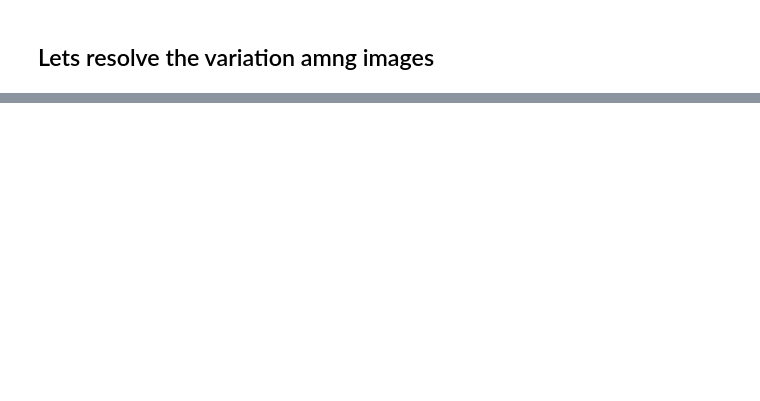
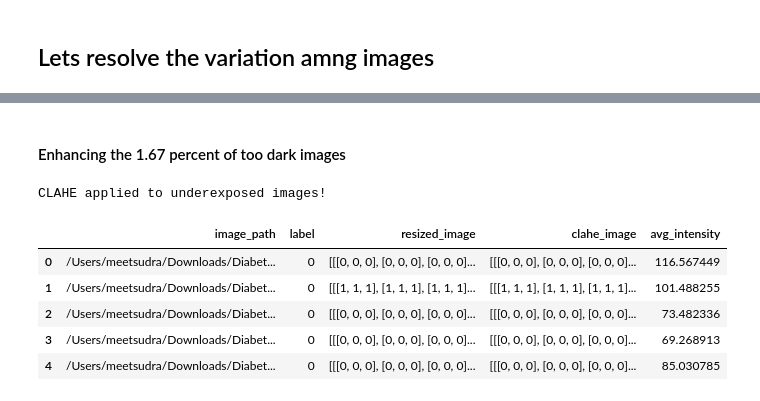
Before and after one commit to meetsudra11/Early-Detection-of-DR, a Jupyter notebook: DR.ipynb, the cells around one changed output, grey strips where cells are left out. Drawn from its saved outputs; the diff is of its cells as text; code cells hidden in the pictures; blank space fills up the shorter version.

```diff
--- a/DR.ipynb
+++ b/DR.ipynb
@@ -276,0 +290,2 @@ Successfully resized 90366 images to 224x224!
+# %%
+df_resized = pd.read_pickle('df_resized.pkl')
@@ -309,0 +483,13 @@ def analyze_image(img):
+# %%
+def remove_dark_images(df_resized, brightness_threshold=25):
+    """Removes images that are too dark"""
+    def is_too_dark(img):
+        return np.mean(img) < brightness_threshold
+
+    # Keep only images that are not too dark
+    filtered_df = df_resized[~df_resized["clahe_image"].apply(is_too_dark)].reset_index(drop=True)
+
+    print(f"Removed {len(df_resized) - len(filtered_df)} dark images.")
+    return filtered_df
+
+df_resized = remove_dark_images(df_resized, brightness_threshold=25)
@@ -309,0 +538,40 @@ def analyze_image(img):
+# %% [markdown]
+#### Enhancing the 1.67 percent of too dark images
+# %%
+# Function to classify underexposed images
+def is_underexposed(img, threshold=50):  # The above visualizations could give enough interpreation on which images require clahe
+    return np.mean(img) < threshold
+
+# Function to apply CLAHE
+def apply_clahe(img):
+    lab = cv2.cvtColor(img, cv2.COLOR_RGB2LAB)  # Convert to LAB color space
+    l, a, b = cv2.split(lab)  # Split channels
+
+    clahe = cv2.createCLAHE(clipLimit=6.0, tileGridSize=(8, 8))  # CLAHE parameters
+    l = clahe.apply(l)  # Apply CLAHE on the L-channel
+
+    lab = cv2.merge((l, a, b))  # Merge back channels
+    img_clahe = cv2.cvtColor(lab, cv2.COLOR_LAB2RGB)  # Convert back to RGB
+    return img_clahe
+
+# Apply CLAHE only to the underexposed images (below 43 brightness)
+for i in tqdm(range(len(df_resized)), desc="Processing Underexposed Images"):
+    img = df_resized.loc[i, "resized_image"]  # Get the resized image
+
+    if is_underexposed(img, threshold=43):  # Check if brightness < 43
+        df_resized.at[i, "clahe_image"] = apply_clahe(img)  # Apply CLAHE and store in a new column
+    else:
+        df_resized.at[i, "clahe_image"] = img  # Keep normal images unchanged
+
+print("CLAHE applied to underexposed images!")
+# %% [output]
+CLAHE applied to underexposed images!
+# %%
+df_resized.head()
+# %% [output]
+|  | image_path | label | resized_image | clahe_image | avg_intensity |
+| 0 | /Users/meetsudra/Downloads/Diabet... | 0 | [[[0, 0, 0], [0, 0, 0], [0, 0, 0]... | [[[0, 0, 0], [0, 0, 0], [0, 0, 0]... | 116.567449 |
+| 1 | /Users/meetsudra/Downloads/Diabet... | 0 | [[[1, 1, 1], [1, 1, 1], [1, 1, 1]... | [[[1, 1, 1], [1, 1, 1], [1, 1, 1]... | 101.488255 |
+| 2 | /Users/meetsudra/Downloads/Diabet... | 0 | [[[0, 0, 0], [0, 0, 0], [0, 0, 0]... | [[[0, 0, 0], [0, 0, 0], [0, 0, 0]... | 73.482336 |
+| 3 | /Users/meetsudra/Downloads/Diabet... | 0 | [[[0, 0, 0], [0, 0, 0], [0, 0, 0]... | [[[0, 0, 0], [0, 0, 0], [0, 0, 0]... | 69.268913 |
+| 4 | /Users/meetsudra/Downloads/Diabet... | 0 | [[[0, 0, 0], [0, 0, 0], [0, 0, 0]... | [[[0, 0, 0], [0, 0, 0], [0, 0, 0]... | 85.030785 |
```
Also changed, not shown: parts of 22 cells of this notebook.
